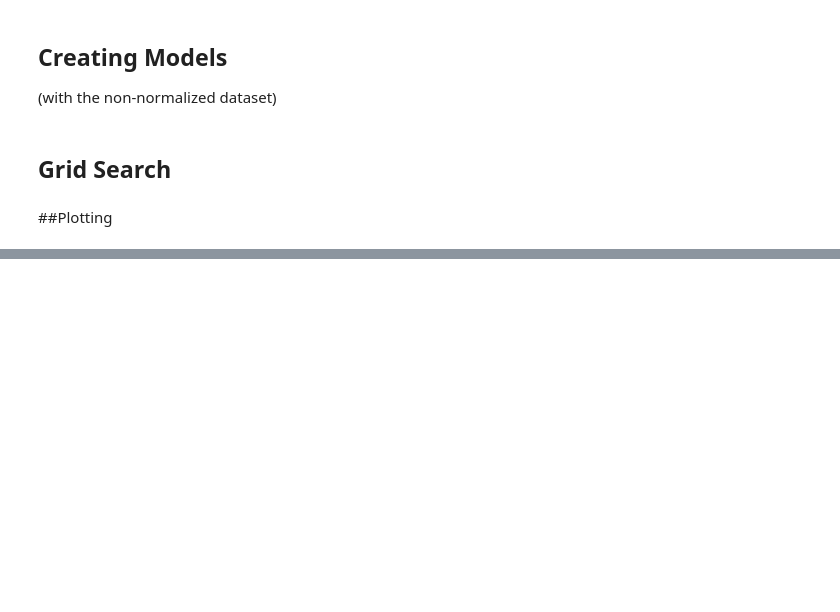
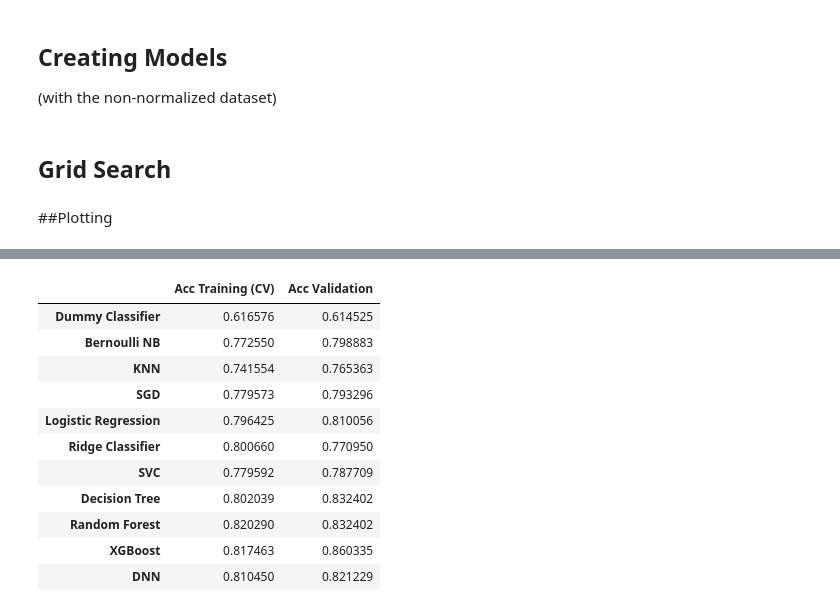
Before and after one commit to pedrohortencio/machine-learning-gladiator, a Jupyter notebook: Titanic/Titanic_Gladiator.ipynb, the cells around one changed output, grey strips where cells are left out. Drawn from its saved outputs; the diff is of its cells as text; code cells hidden in the pictures; blank space fills up the shorter version.

```diff
--- a/Titanic/Titanic_Gladiator.ipynb
+++ b/Titanic/Titanic_Gladiator.ipynb
@@ -918,0 +939,18 @@ if grid:
+# %%
+df_acc = pd.DataFrame.from_dict(dict_models)
+df_acc = df_acc.transpose()
+df_acc.columns = ['Acc Training (CV)', 'Acc Validation']
+df_acc
+# %% [output]
+|  | Acc Training (CV) | Acc Validation |
+| Dummy Classifier | 0.616576 | 0.614525 |
+| Bernoulli NB | 0.772550 | 0.798883 |
+| KNN | 0.741554 | 0.765363 |
+| SGD | 0.779573 | 0.793296 |
+| Logistic Regression | 0.796425 | 0.810056 |
+| Ridge Classifier | 0.800660 | 0.770950 |
+| SVC | 0.779592 | 0.787709 |
+| Decision Tree | 0.802039 | 0.832402 |
+| Random Forest | 0.820290 | 0.832402 |
+| XGBoost | 0.817463 | 0.860335 |
+| DNN | 0.810450 | 0.821229 |
```
Also changed, not shown: parts of 4 cells of this notebook.
